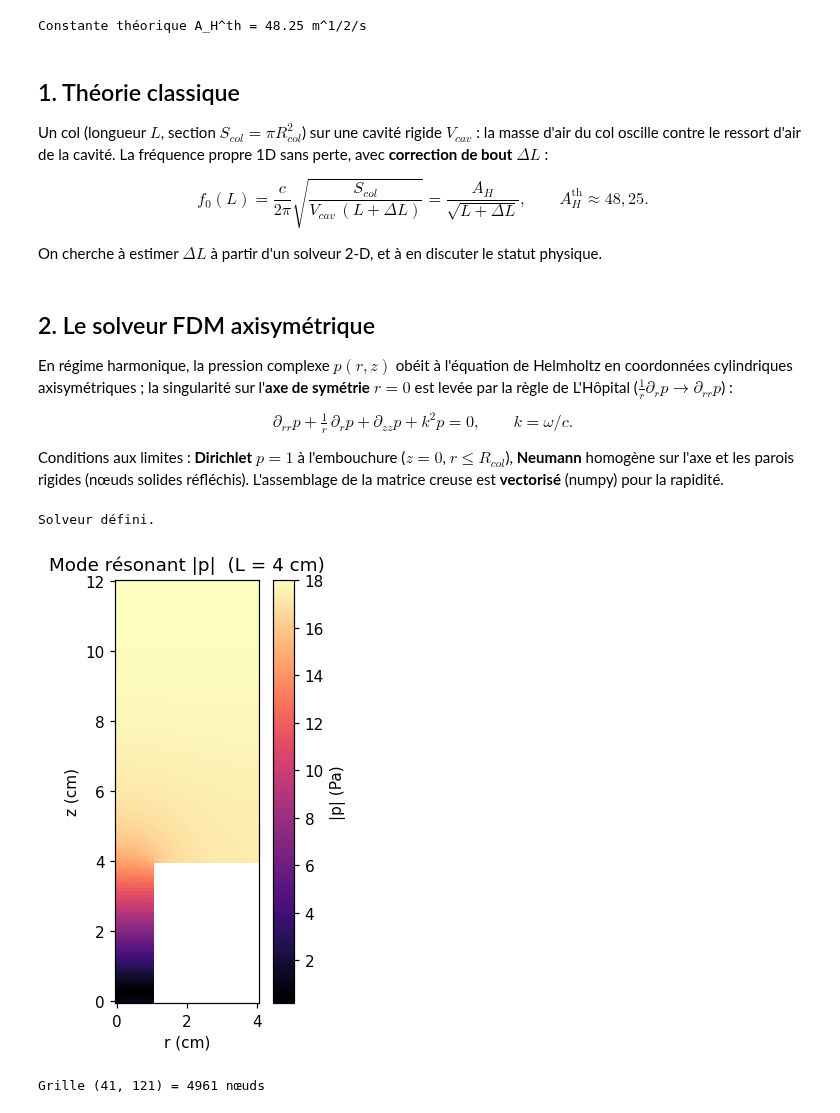
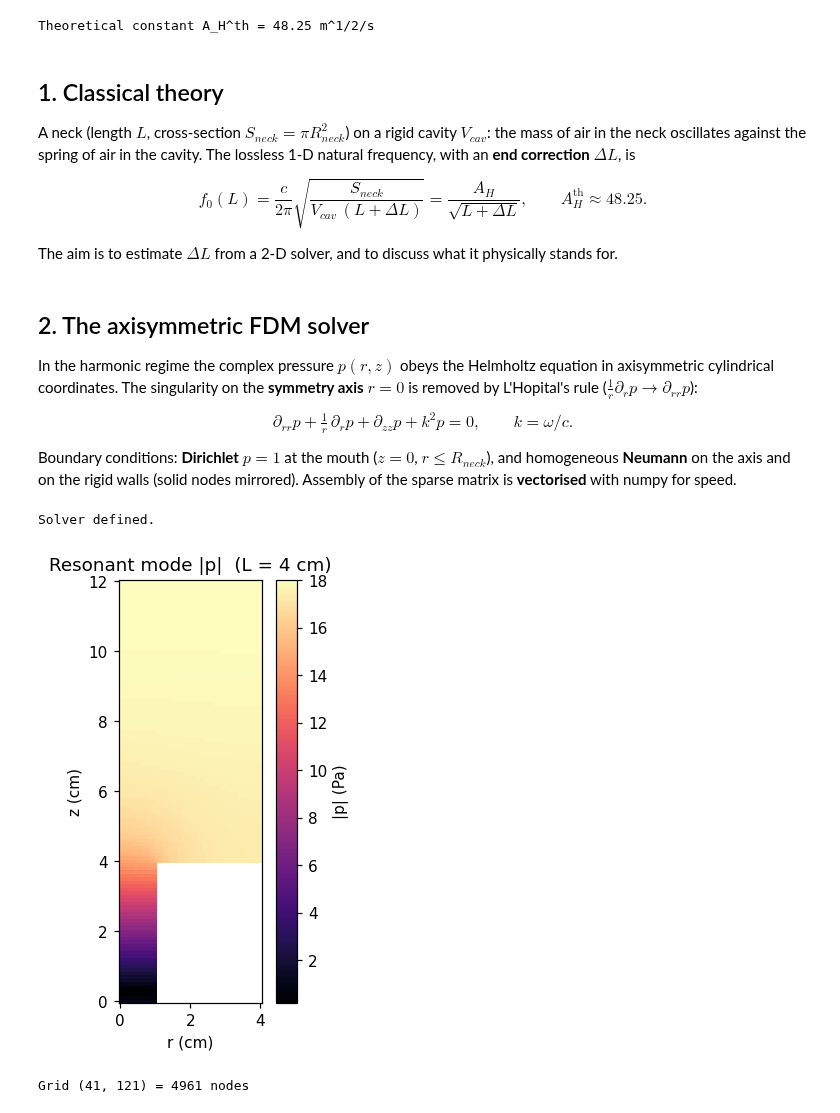
Before and after one commit to clementdumeril/helmholtz-resonator-solver, a Jupyter notebook: etude_helmholtz.ipynb, the cells around one changed output. Cells and saved outputs as stored; diff of their text form; code cells hidden in the pictures.

```diff
--- a/etude_helmholtz.ipynb
+++ b/etude_helmholtz.ipynb
@@ -22,43 +23,43 @@ import matplotlib.pyplot as plt
 %matplotlib inline
 plt.rcParams.update({"figure.dpi": 110, "font.size": 10})
 
-# ---- constantes physiques (air, 20 °C, SI) ----
-C   = 343.0      # vitesse du son (m/s)
-RHO = 1.204      # masse volumique (kg/m^3)
-MU  = 1.81e-5    # viscosité dynamique (Pa.s)
-PR  = 0.71       # nombre de Prandtl
-GAM = 1.402      # rapport des chaleurs massiques
-# géométrie de référence : col Ø2 cm, cavité Ø8 cm x 8 cm
+# ---- physical constants (air, 20 degC, SI) ----
+C   = 343.0      # speed of sound (m/s)
+RHO = 1.204      # density (kg/m^3)
+MU  = 1.81e-5    # dynamic viscosity (Pa.s)
+PR  = 0.71       # Prandtl number
+GAM = 1.402      # ratio of specific heats
+# reference geometry: neck 2 cm diameter, cavity 8 cm diameter x 8 cm
 R_COL, R_CAV, H_CAV = 0.01, 0.04, 0.08
-A_H_TH = (C/(2*np.pi))*(R_COL/R_CAV)/np.sqrt(H_CAV)   # constante théorique ~48.25
-print(f"Constante théorique A_H^th = {A_H_TH:.2f} m^1/2/s")
+A_H_TH = (C/(2*np.pi))*(R_COL/R_CAV)/np.sqrt(H_CAV)   # theoretical constant ~48.25
+print(f"Theoretical constant A_H^th = {A_H_TH:.2f} m^1/2/s")
 # %% [output]
-Constante théorique A_H^th = 48.25 m^1/2/s
+Theoretical constant A_H^th = 48.25 m^1/2/s
 # %% [markdown]
-## 1. Théorie classique
+## 1. Classical theory
 
-Un col (longueur $L$, section $S_{col}=\pi R_{col}^2$) sur une cavité rigide $V_{cav}$ : la masse
-d'air du col oscille contre le ressort d'air de la cavité. La fréquence propre 1D sans perte,
-avec **correction de bout** $\Delta L$ :
+A neck (length $L$, cross-section $S_{neck}=\pi R_{neck}^2$) on a rigid cavity $V_{cav}$: the mass
+of air in the neck oscillates against the spring of air in the cavity. The lossless 1-D natural
+frequency, with an **end correction** $\Delta L$, is
 
-$$ f_0(L) = \frac{c}{2\pi}\sqrt{\frac{S_{col}}{V_{cav}\,(L+\Delta L)}} = \frac{A_H}{\sqrt{L+\Delta L}}, \qquad A_H^{\mathrm{th}}\approx 48{,}25. $$
+$$ f_0(L) = \frac{c}{2\pi}\sqrt{\frac{S_{neck}}{V_{cav}\,(L+\Delta L)}} = \frac{A_H}{\sqrt{L+\Delta L}}, \qquad A_H^{\mathrm{th}}\approx 48.25. $$
 
-On cherche à estimer $\Delta L$ à partir d'un solveur 2-D, et à en discuter le statut physique.
+The aim is to estimate $\Delta L$ from a 2-D solver, and to discuss what it physically stands for.
 # %% [markdown]
-## 2. Le solveur FDM axisymétrique
+## 2. The axisymmetric FDM solver
 
-En régime harmonique, la pression complexe $p(r,z)$ obéit à l'équation de Helmholtz en
-coordonnées cylindriques axisymétriques ; la singularité sur l'**axe de symétrie** $r=0$ est
-levée par la règle de L'Hôpital ($\tfrac1r\partial_r p \to \partial_{rr}p$) :
+In the harmonic regime the complex pressure $p(r,z)$ obeys the Helmholtz equation in axisymmetric
+cylindrical coordinates. The singularity on the **symmetry axis** $r=0$ is removed by L'Hopital's
+rule ($\tfrac1r\partial_r p \to \partial_{rr}p$):
 
 $$ \partial_{rr}p + \tfrac1r\,\partial_r p + \partial_{zz}p + k^2 p = 0, \qquad k=\omega/c. $$
 
-Conditions aux limites : **Dirichlet** $p=1$ à l'embouchure ($z=0$, $r\le R_{col}$), **Neumann**
-homogène sur l'axe et les parois rigides (nœuds solides réfléchis). L'assemblage de la matrice
-creuse est **vectorisé** (numpy) pour la rapidité.
+Boundary conditions: **Dirichlet** $p=1$ at the mouth ($z=0$, $r\le R_{neck}$), and homogeneous
+**Neumann** on the axis and on the rigid walls (solid nodes mirrored). Assembly of the sparse
+matrix is **vectorised** with numpy for speed.
 # %%
 def make_grid(w_neck=0.02, L_neck=0.04, W_cav=0.08, H_cav=0.08, h=0.002):
-    """Grille structurée (r,z) et masque : 0 solide, 1 fluide, 2 embouchure (Dirichlet)."""
+    """Structured (r,z) grid and mask: 0 solid, 1 fluid, 2 mouth (Dirichlet)."""
     R_neck, R_cav = w_neck/2, W_cav/2
     Nr = int(round(R_cav/h))+1; Nz = int(round((L_neck+H_cav)/h))+1
     r = np.linspace(0, R_cav, Nr); z = np.linspace(0, L_neck+H_cav, Nz)
@@ -69,19 +70,19 @@ def make_grid(w_neck=0.02, L_neck=0.04, W_cav=0.08, H_cav=0.08, h=0.002):
     return R, Z, mask, L_neck
 
 def assemble(mask, h, k2):
-    """Matrice creuse de l'opérateur de Helmholtz axisymétrique (assemblage vectorisé)."""
+    """Sparse matrix of the axisymmetric Helmholtz operator (vectorised assembly)."""
     Nr, Nz = mask.shape; N = Nr*Nz; h2 = h*h
     I  = np.arange(Nr)[:,None] + Nr*np.arange(Nz)[None,:]          # idx(i,j)=i+j*Nr
     ii = np.broadcast_to(np.arange(Nr)[:,None], (Nr, Nz))
     rows=[]; cols=[]; data=[]; b = np.zeros(N, complex)
-    nd = (mask != 1)                                              # lignes Dirichlet/solide = identité
+    nd = (mask != 1)                                              # Dirichlet/solid rows = identity
     rows.append(I[nd]); cols.append(I[nd]); data.append(np.ones(int(nd.sum())))
     b[I[mask == 2]] = 1.0
-    F = (mask == 1)                                              # nœuds fluides intérieurs
+    F = (mask == 1)                                              # interior fluid nodes
     diag = (np.where(ii == 0, -6.0/h2, -4.0/h2) + k2).astype(complex)
     iis  = np.where(ii == 0, 1, ii)
-    cl = (1 - 0.5/iis)/h2                                        # coeff gauche (r>0)
-    cr = np.where(ii > 0, (1 + 0.5/iis)/h2, 4.0/h2)             # droite (axe : 4/h^2 vers i=1)
+    cl = (1 - 0.5/iis)/h2                                        # left coefficient (r>0)
+    cr = np.where(ii > 0, (1 + 0.5/iis)/h2, 4.0/h2)             # right (on axis: 4/h^2 towards i=1)
     one = np.full((Nr, Nz), 1.0/h2)
     diag_add = np.zeros((Nr, Nz), complex)
     def shift(axis, s):
@@ -93,8 +94,8 @@ def assemble(mask, h, k2):
         return nm, nI, ok
     def direction(coeff, src, active):
         nm, nI, ok = src
-        real = active & ok & (nm != 0)                          # voisin fluide/embouchure -> hors-diag
-        wall = active & ~(ok & (nm != 0))                       # hors-grille/solide -> repli Neumann
+        real = active & ok & (nm != 0)                          # fluid/mouth neighbour -> off-diagonal
+        wall = active & ~(ok & (nm != 0))                       # off-grid/solid -> Neumann folding
         rows.append(I[real]); cols.append(nI[real]); data.append(coeff[real].astype(complex))
         diag_add[wall] += coeff[wall]
     direction(cl,  shift(0,-1), F & (ii>0))
@@ -115,20 +116,20 @@ def cavity_amp(mask, R, Z, L_neck, h, freq):
     p = solve_field(mask, h, freq)
     cav = (Z >= L_neck) & (mask == 1)
     return float(np.sum(np.abs(p[cav]) * R[cav]) / np.sum(R[cav]))
-print("Solveur défini.")
+print("Solver defined.")
 # %% [output]
-Solveur défini.
+Solver defined.
 # %%
-# Champ de pression à la résonance (L = 4 cm), pour visualiser le mode
+# Pressure field at resonance (L = 4 cm), to visualise the mode
 R, Z, mask, Ln = make_grid(L_neck=0.04, h=0.001)
 p = np.abs(solve_field(mask, 0.001, 234.6)); field = np.where(mask>0, p, np.nan)
 fig, ax = plt.subplots(figsize=(3.3, 5))
 pc = ax.pcolormesh(R*100, Z*100, field, shading="auto", cmap="magma")
 ax.set_aspect("equal"); ax.set_xlabel("r (cm)"); ax.set_ylabel("z (cm)")
-ax.set_title("Mode résonant |p|  (L = 4 cm)"); fig.colorbar(pc, ax=ax, label="|p| (Pa)")
-plt.show(); print(f"Grille {mask.shape} = {mask.size} nœuds")
+ax.set_title("Resonant mode |p|  (L = 4 cm)"); fig.colorbar(pc, ax=ax, label="|p| (Pa)")
+plt.show(); print(f"Grid {mask.shape} = {mask.size} nodes")
 # %% [output]
-[figure, old version]
+[figure, new version]
-Grille (41, 121) = 4961 nœuds
+Grid (41, 121) = 4961 nodes
 # %%
 def f0_of(L, h, c=C):
```
Also changed, not shown: parts of 16 cells of this notebook, 30 other files.
